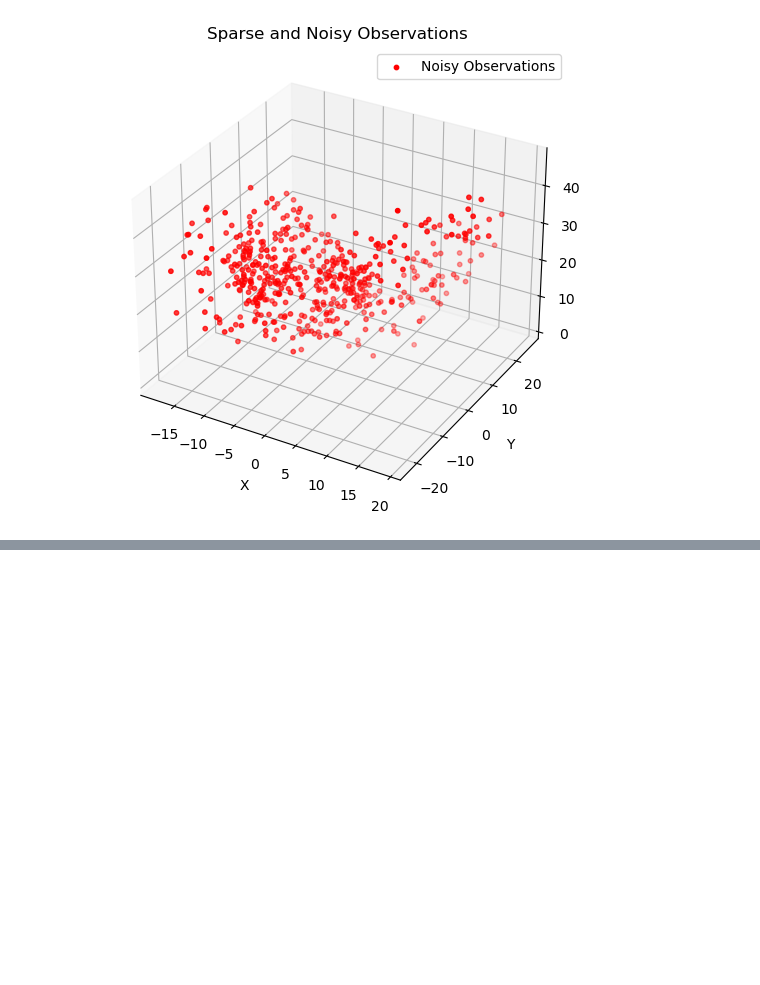
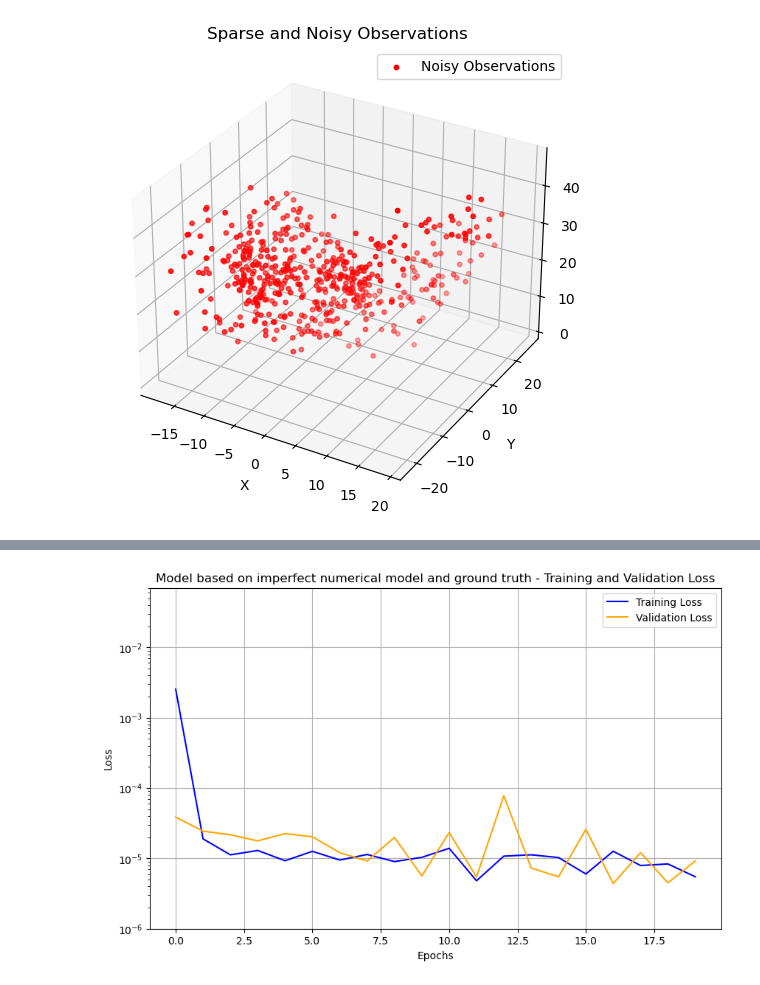
Before and after one commit to isabellaascione/toy_ml_examples, a Jupyter notebook: lorenz/lorenz.ipynb, the cells around one changed output, grey strips where cells are left out. Cells and saved outputs as stored; diff of their text form; code cells hidden in the pictures; blank space fills up the shorter version.

```diff
--- a/lorenz/lorenz.ipynb
+++ b/lorenz/lorenz.ipynb
@@ -325,0 +245,13 @@ Noisy Observations-only model - MAE: 12.6101, R²: -3.0106, Explained Variance:
+# %%
+# Model based on combination of ground truth and imperfect model
+# Prepare datasets for training
+X_ground_truth, y_ground_truth = create_sequences(ground_truth_scaled, sequence_length)
+X_imperfect, y_imperfect = create_sequences(imperfect_scaled, sequence_length)
+X_combined = np.concatenate((X_ground_truth, X_imperfect), axis=0)
+y_combined = np.concatenate((y_ground_truth, y_imperfect), axis=0)
+# Split the datasets
+(X_combined_train, y_combined_train), (X_combined_val, y_combined_val), (X_combined_test, y_combined_test) = split_data(X_combined, y_combined)
+# Train the model using imperfect model and ground truth sources combined
+print("Training model with imperfect model and ground truth sources combined...")
+model_combined = build_lstm_model((sequence_length, 3))
+history_combined = model_combined.fit(X_combined_train, y_combined_train, validation_data=(X_combined_val, y_combined_val), epochs=20, batch_size=32, verbose=1)
@@ -325,0 +346,15 @@ Noisy Observations-only model - MAE: 12.6101, R²: -3.0106, Explained Variance:
+# %%
+# Plot the loss function for the model trained on ground truth and imperfect numerical model combined
+plt.figure(figsize=(10, 6))
+plt.plot(history_combined.history['loss'], label='Training Loss', color='blue')
+plt.plot(history_combined.history['val_loss'], label='Validation Loss', color='orange')
+plt.title('Model based on imperfect numerical model and ground truth - Training and Validation Loss')
+plt.xlabel('Epochs')
+plt.ylabel('Loss')
+plt.yscale('log')
+plt.ylim(1e-6, 7e-2)  # Adjusted consistent y-axis range for log scale
+plt.legend()
+plt.grid(True)
+plt.show()
+# %% [output]
+[figure, added]
```
Also changed, not shown: parts of 34 cells of this notebook.
